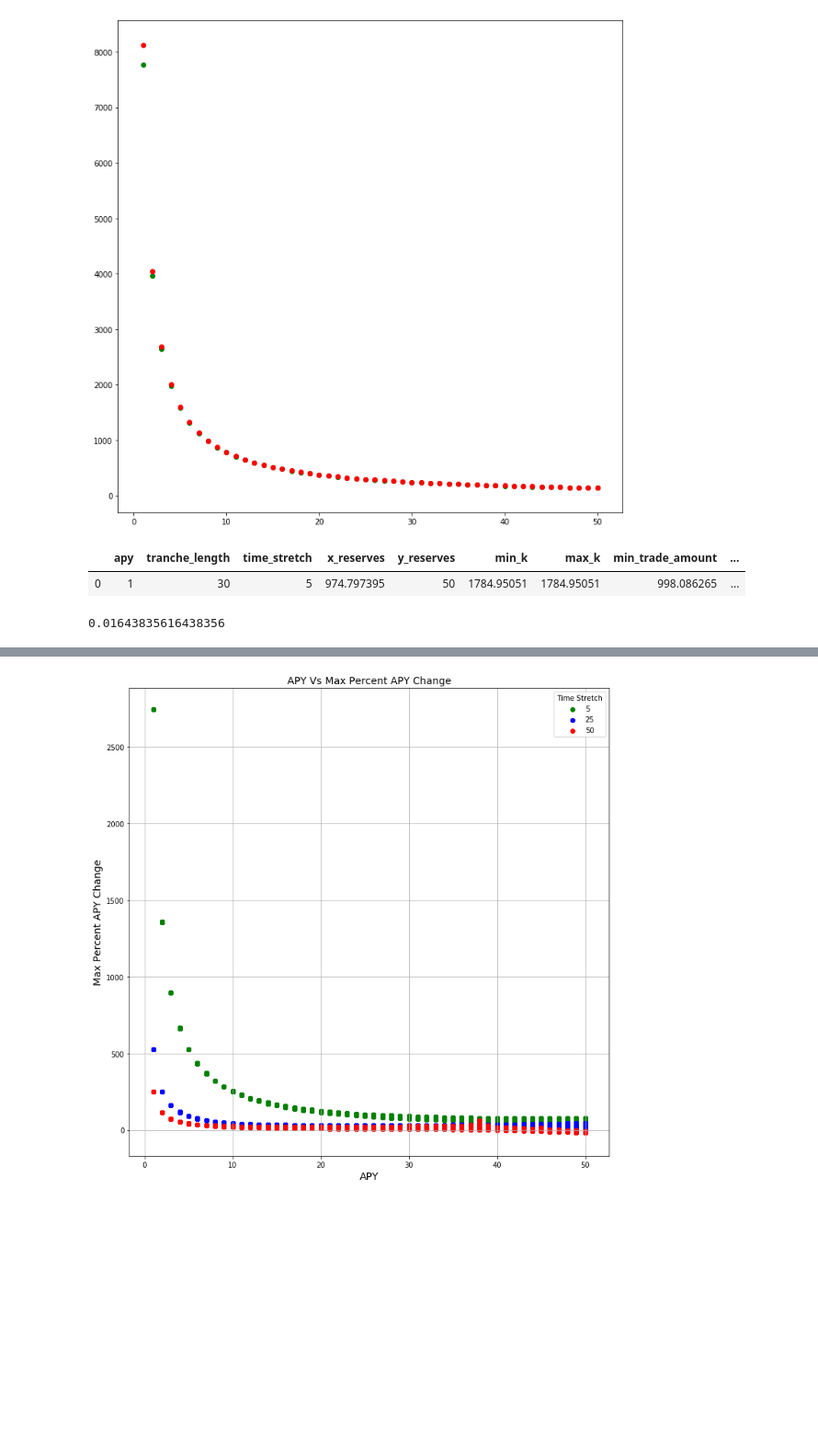
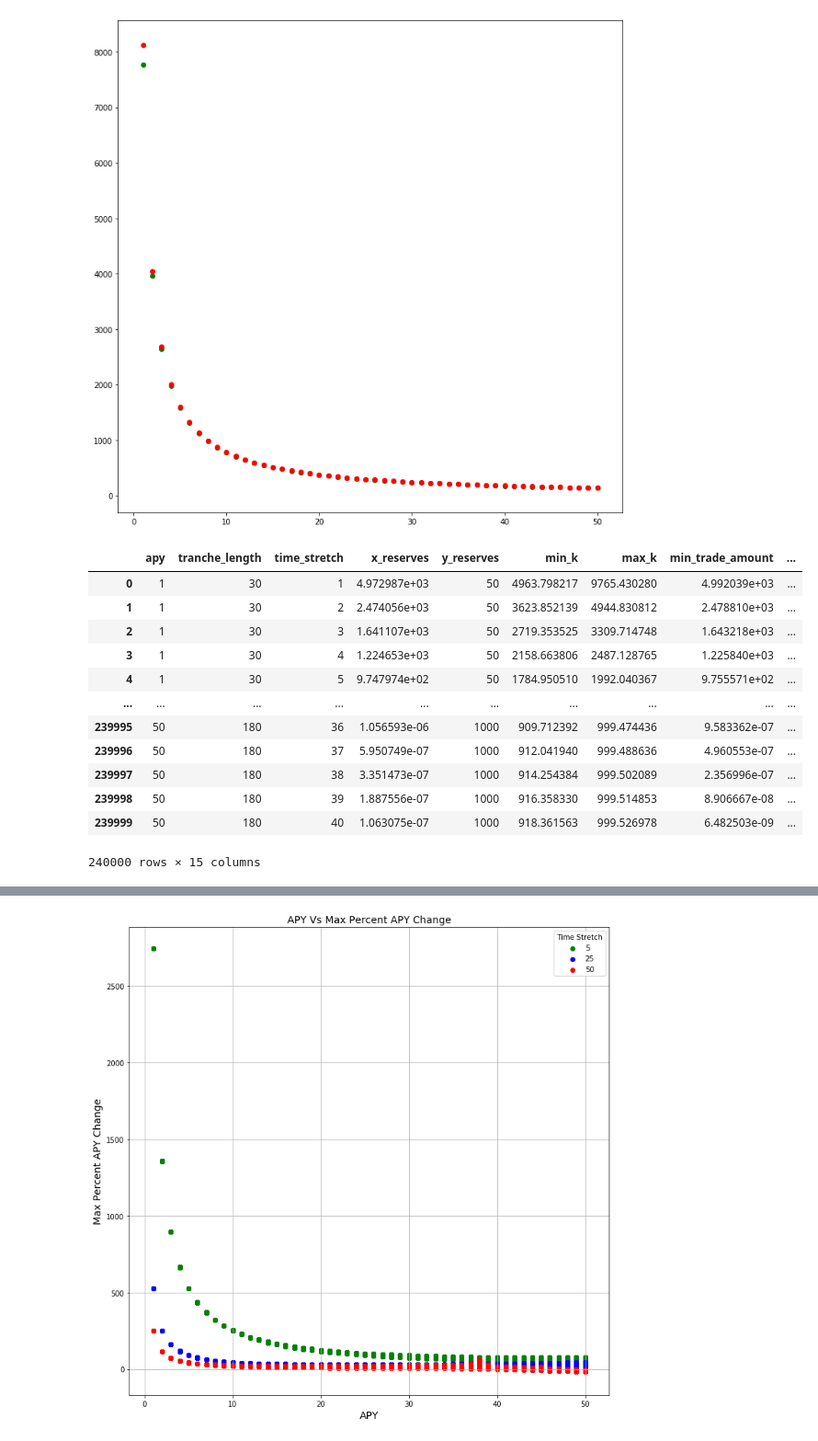
Before and after one commit to delvtech/agent0, a Jupyter notebook: limits_to_price_discovery.ipynb, the cells around one changed output, grey strips where cells are left out. Shown at 92% size. Cells and saved outputs as stored; diff of their text form; code cells hidden in the pictures; blank space fills up the shorter version.

```diff
--- a/limits_to_price_discovery.ipynb
+++ b/limits_to_price_discovery.ipynb
@@ -157,3 +157,31 @@ Total Price after max trade: 974.7973208535882
 Unit Price after max trade: 0.976666499171443
 resulting apy: 28.389092674744358
 2738.9092674744356
+# %%
+import matplotlib.pyplot as plt
+import numpy as np
+fig, ax = plt.subplots(figsize=(12,12))
+time_stretch=1
+
+for tranche_length in [30,60,120]:
+    apy_data = []
+    x_reserves_data = []
+    for APY in np.arange(1, 51, 1):
+      days_until_maturity = tranche_length
+      y_reserves=100
+      x_reserves = calc_x_reserves(APY,y_reserves,days_until_maturity,time_stretch)
+      apy_data.append(APY)
+      x_reserves_data.append(x_reserves/y_reserves)
+
+    x=apy_data
+    y=x_reserves_data
+    ax.set_xlabel("Target APY",fontsize=18)
+    ax.set_ylabel("Base Reserves to PT Reserves Ratio",fontsize=18)
+    ax.set_xticks(np.arange(0, 51, 1))
+    ax.set_ylim(0,10)
+    #ax.set_yticks(np.arange(0, 105, 5))
+    ax.plot(x, y,label=tranche_length)
+    ax.legend(title="Tranche Length")
+plt.title("Base Reserves to PT Reserves Ratio Vs Target APYs",fontsize=20 )
+plt.grid(b=True, which='major', color='#666666', linestyle='-',alpha=0.2)
+plt.show()
@@ -347,9 +406,9 @@ cols = ["apy","tranche_length","time_stretch",\
 tests = []
 
 for y_reserves in np.arange(50, 1010, 50):
-  for tranche_length in np.arange(30, 365, 30):
+  for tranche_length in np.arange(30, 181, 30):
     for APY in np.arange(1, 51, 1):
-      for time_stretch in np.arange(5, 51, 5):
+      for time_stretch in np.arange(1, 41, 1):
         days_until_maturity = tranche_length
         x_reserves = calc_x_reserves(APY,y_reserves,days_until_maturity,time_stretch)
         total_supply=x_reserves
@@ -362,36 +421,43 @@ for y_reserves in np.arange(50, 1010, 50):
         resulting_fyt_unit_prices = []
         resulting_apys = []
         resulting_apy_changes = []
 
-        for day in np.arange(days_until_maturity, 29, -1):
+        for day in np.arange(days_until_maturity, 0, -1):
           times.append(day/(365*time_stretch))
           days_until_maturity_list.append(day)
           k=calc_k(y_reserves+total_supply,x_reserves,day/(365*time_stretch))
           ks.append(k)
           max_trade = calc_max_trade(y_reserves+total_supply,x_reserves,day/(365*time_stretch))-epsilon
           max_trade_amounts.append(max_trade)
           (with_fee,without_fee,fee)=calc_out_given_in(max_trade,y_reserves+total_supply,x_reserves,"base",.05,day/(365*time_stretch))
           resulting_fyt_unit_price = without_fee/max_trade
           resulting_fyt_unit_prices.append(resulting_fyt_unit_price)
           resulting_apy=calc_apy(resulting_fyt_unit_price,day)
           resulting_apys.append(resulting_apy)
           resulting_apy_changes.append((resulting_apy-APY)/APY * 100)
 
         test = [APY,tranche_length,time_stretch,x_reserves,y_reserves,\
                 min(ks),max(ks),\
                 min(max_trade_amounts),max(max_trade_amounts),\
                 min(resulting_fyt_unit_prices),max(resulting_fyt_unit_prices),\
                 min(resulting_apys), max(resulting_apys),\
                 min(resulting_apy_changes),max(resulting_apy_changes)]
         tests.append(test)
 
 df = pd.DataFrame(tests,columns=cols)
 #df.to_csv('apy_change.csv')
 df
 # %% [output]
 |  | apy | tranche_length | time_stretch | x_reserves | y_reserves | min_k | max_k | min_trade_amount | ... |
-| 0 | 1 | 30 | 5 | 974.797395 | 50 | 1784.95051 | 1784.95051 | 998.086265 | ... |
+| 0 | 1 | 30 | 1 | 4.972987e+03 | 50 | 4963.798217 | 9765.430280 | 4.992039e+03 | ... |
+| 1 | 1 | 30 | 2 | 2.474056e+03 | 50 | 3623.852139 | 4944.830812 | 2.478810e+03 | ... |
+| 2 | 1 | 30 | 3 | 1.641107e+03 | 50 | 2719.353525 | 3309.714748 | 1.643218e+03 | ... |
+| 3 | 1 | 30 | 4 | 1.224653e+03 | 50 | 2158.663806 | 2487.128765 | 1.225840e+03 | ... |
+| 4 | 1 | 30 | 5 | 9.747974e+02 | 50 | 1784.950510 | 1992.040367 | 9.755571e+02 | ... |
+| ... | ... | ... | ... | ... | ... | ... | ... | ... | ... |
+| 239995 | 50 | 180 | 36 | 1.056593e-06 | 1000 | 909.712392 | 999.474436 | 9.583362e-07 | ... |
+| 239996 | 50 | 180 | 37 | 5.950749e-07 | 1000 | 912.041940 | 999.488636 | 4.960553e-07 | ... |
+| 239997 | 50 | 180 | 38 | 3.351473e-07 | 1000 | 914.254384 | 999.502089 | 2.356996e-07 | ... |
+| 239998 | 50 | 180 | 39 | 1.887556e-07 | 1000 | 916.358330 | 999.514853 | 8.906667e-08 | ... |
+| 239999 | 50 | 180 | 40 | 1.063075e-07 | 1000 | 918.361563 | 999.526978 | 6.482503e-09 | ... |
+240000 rows × 15 columns
-# %%
-min(times)
-# %% [output]
-0.01643835616438356
```
Also changed, not shown: parts of 7 cells of this notebook, 2 other files.
